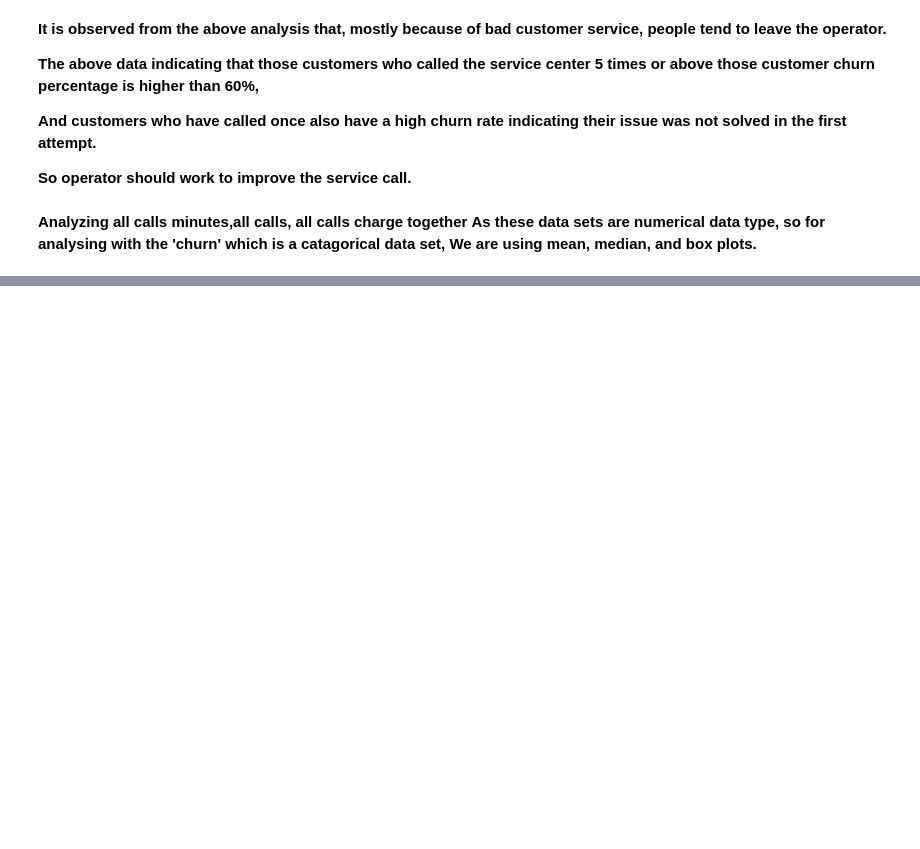
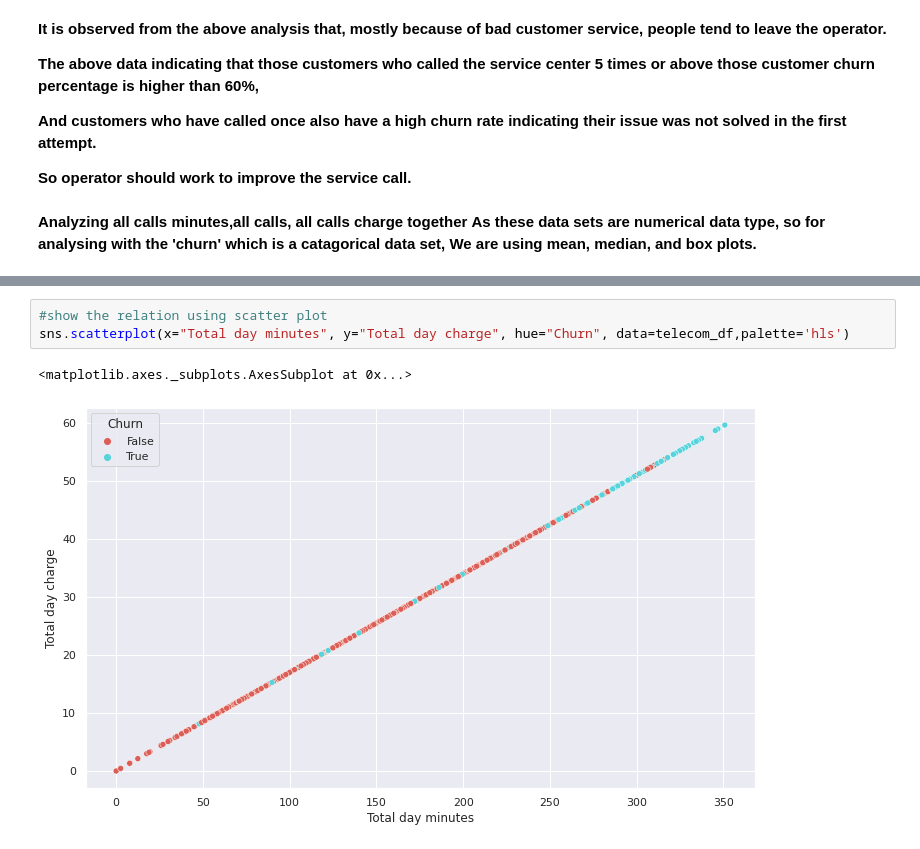
Before and after one commit to Saurabh230295/Telecom-Churn, a Jupyter notebook: Telecom_Churn_Analysis_Capstone_Project.ipynb, the cells around one changed output, grey strips where cells are left out. Cells and saved outputs as stored; diff of their text form; blank space fills up the shorter version.

```diff
--- a/Telecom_Churn_Analysis_Capstone_Project.ipynb
+++ b/Telecom_Churn_Analysis_Capstone_Project.ipynb
@@ -600,0 +625,6 @@ sns.countplot(x='Customer service calls',hue="Churn",data = telecom_df)
+# %%
+#show the relation using scatter plot
+sns.scatterplot(x="Total day minutes", y="Total day charge", hue="Churn", data=telecom_df,palette='hls')
+# %% [output]
+<matplotlib.axes._subplots.AxesSubplot at 0x...>
+[figure, added]
```
Also changed, not shown: parts of 19 cells of this notebook.
